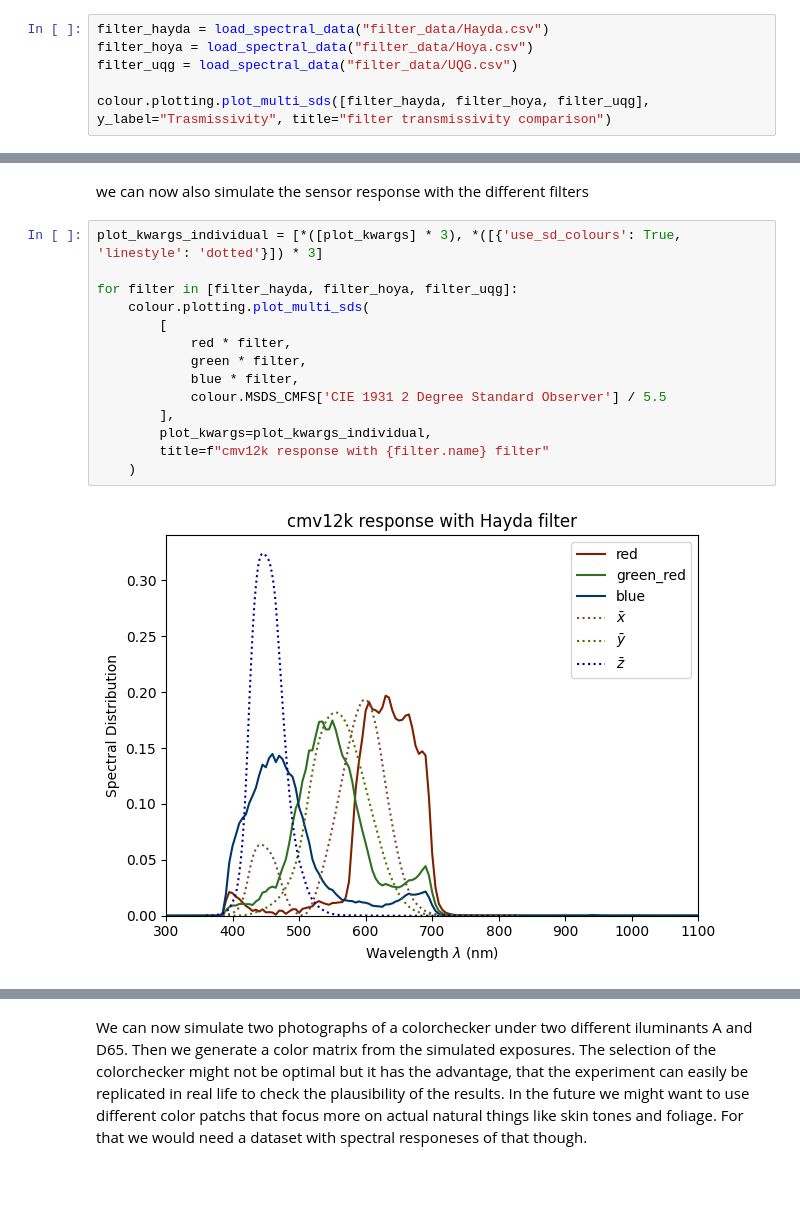
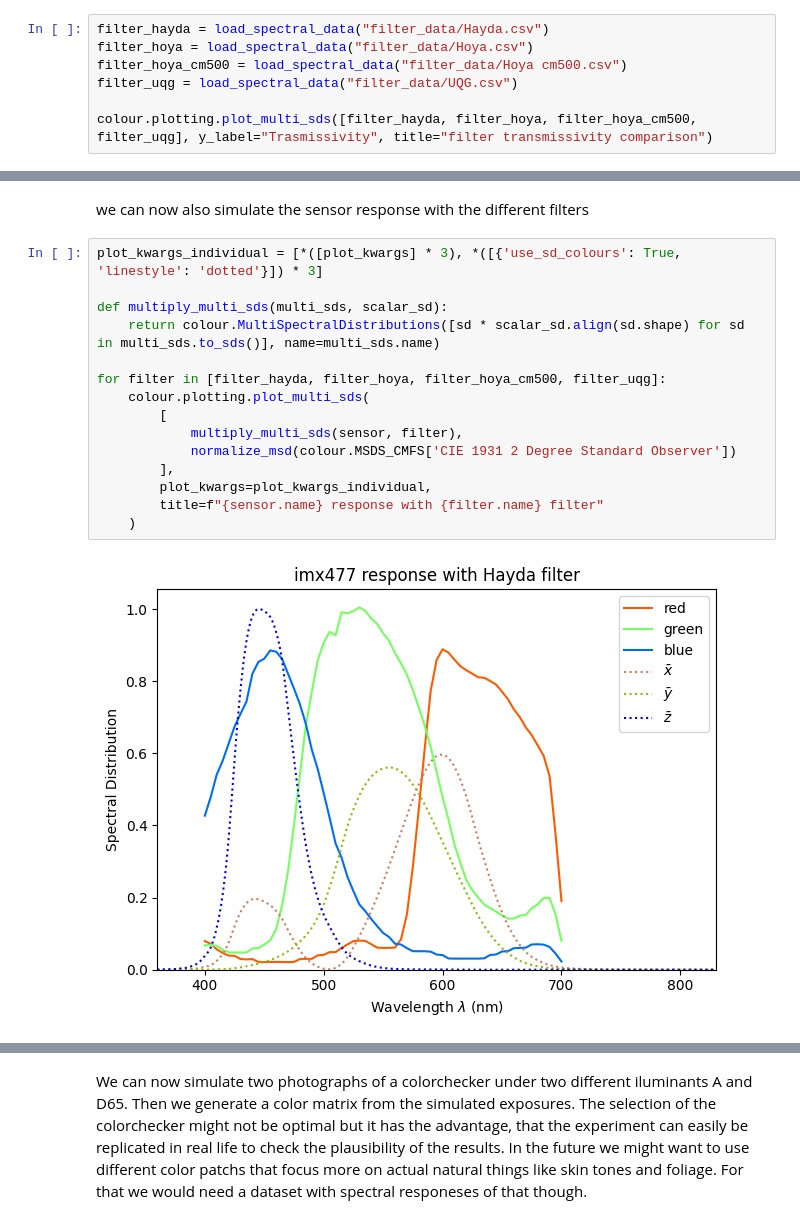
Before and after one commit to anuejn/cmv12k_color_response, a Jupyter notebook: color_matrices.ipynb, the cells around one changed output, grey strips where cells are left out. Cells and saved outputs as stored; diff of their text form; blank space fills up the shorter version.

```diff
--- a/color_matrices.ipynb
+++ b/color_matrices.ipynb
@@ -33,7 +59,8 @@ We Also normally have an UV/IR cut filter in front of the camera. Sebastian has
 # %%
 filter_hayda = load_spectral_data("filter_data/Hayda.csv")
 filter_hoya = load_spectral_data("filter_data/Hoya.csv")
+filter_hoya_cm500 = load_spectral_data("filter_data/Hoya cm500.csv")
 filter_uqg = load_spectral_data("filter_data/UQG.csv")
 
-colour.plotting.plot_multi_sds([filter_hayda, filter_hoya, filter_uqg], y_label="Trasmissivity", title="filter transmissivity comparison")
+colour.plotting.plot_multi_sds([filter_hayda, filter_hoya, filter_hoya_cm500, filter_uqg], y_label="Trasmissivity", title="filter transmissivity comparison")
 # %% [output]
@@ -48,16 +80,17 @@ we can now also simulate the sensor response with the different filters
 # %%
 plot_kwargs_individual = [*([plot_kwargs] * 3), *([{'use_sd_colours': True, 'linestyle': 'dotted'}]) * 3]
 
-for filter in [filter_hayda, filter_hoya, filter_uqg]:
+def multiply_multi_sds(multi_sds, scalar_sd):
+    return colour.MultiSpectralDistributions([sd * scalar_sd.align(sd.shape) for sd in multi_sds.to_sds()], name=multi_sds.name)
+
+for filter in [filter_hayda, filter_hoya, filter_hoya_cm500, filter_uqg]:
     colour.plotting.plot_multi_sds(
         [
-            red * filter,
-            green * filter,
-            blue * filter,
-            colour.MSDS_CMFS['CIE 1931 2 Degree Standard Observer'] / 5.5
+            multiply_multi_sds(sensor, filter),
+            normalize_msd(colour.MSDS_CMFS['CIE 1931 2 Degree Standard Observer'])
         ],
         plot_kwargs=plot_kwargs_individual,
-        title=f"cmv12k response with {filter.name} filter"
+        title=f"{sensor.name} response with {filter.name} filter"
     )
 # %% [output]
-[figure, old version]
+[figure, new version]
```
Also changed, not shown: parts of 7 cells of this notebook, 21 other files.
